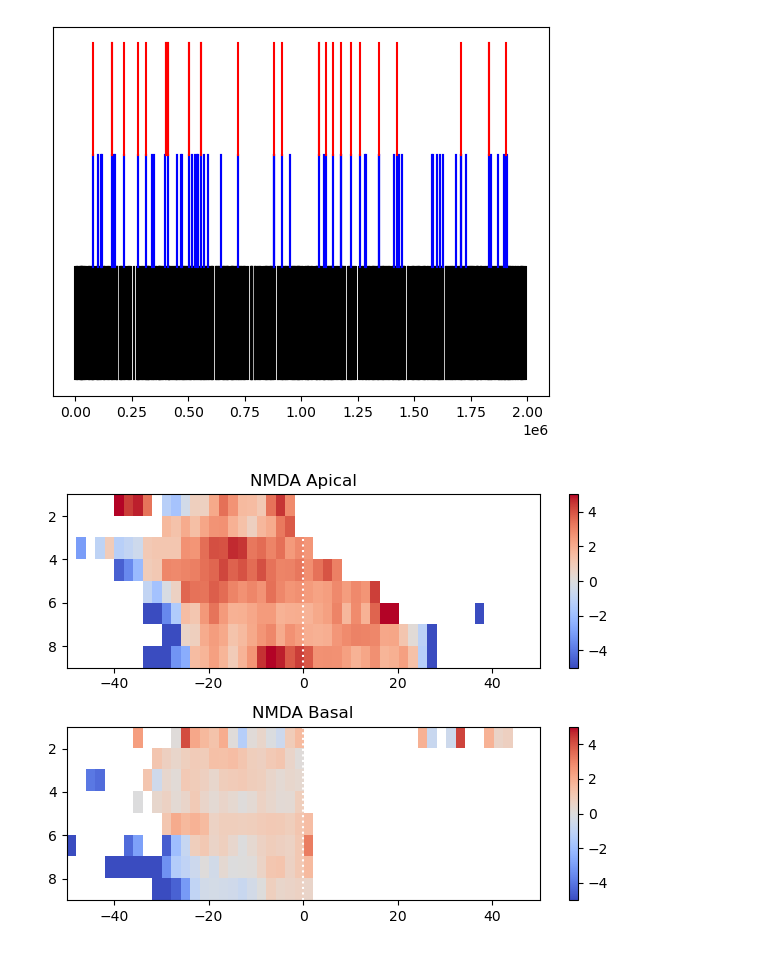
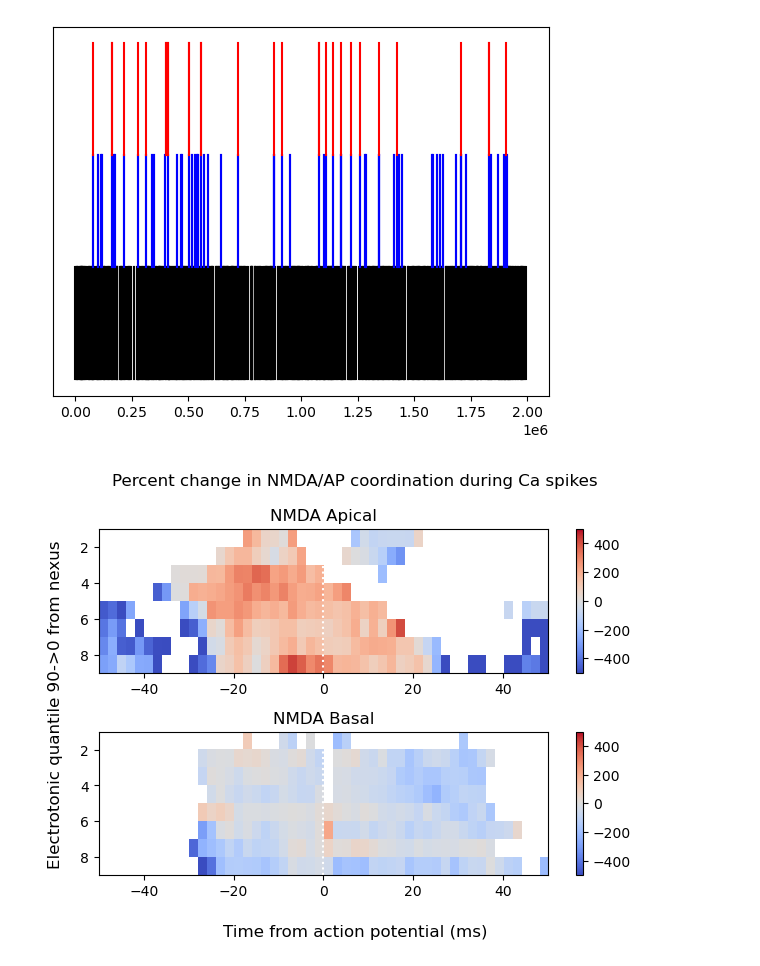
Before and after one commit to dbheadley/InhibOnDendComp, a Jupyter notebook: scripts/DendSpike_PoissonInh_PoissonExc.ipynb, the cells around one changed output. Cells and saved outputs as stored; diff of their text form; code cells hidden in the pictures.

Commit message:
calculated nmda/ap phase mod

```diff
--- a/scripts/DendSpike_PoissonInh_PoissonExc.ipynb
+++ b/scripts/DendSpike_PoissonInh_PoissonExc.ipynb
@@ -211,21 +205,25 @@ pois_canmda_sta['na_a'] = pois_canmda_sta['na_sta'].loc['apic','sta']
 pois_canmda_sta['na_b'] = pois_canmda_sta['na_sta'].loc['dend','sta']
 # %%
 # numpy restrict values to set range
-def prc_chg(numer,denom):
+def prc_chg(chg_map,base_map):
     # set denom values less than 10 to nan
-    denom[abs(denom<5)] = np.nan
 
-    return np.clip(numer/denom,-5,5)
+    #base_map[abs(base_map)<10] = np.nan
+    #out_map = np.clip(chg_map/base_map,-5,5)
+    out_map = np.clip((chg_map-base_map)/np.abs(base_map), -5, 5)*100
+
+
+    return out_map
 
 fig,ax = plt.subplots(2,1)
 plot_sta_im(prc_chg(pois_canmda_sta['nmda_a'],pois_sta['nmda_a']), ax[0])
 ax[0].set_title('NMDA Apical')
 plot_sta_im(prc_chg(pois_canmda_sta['nmda_b'],pois_sta['nmda_b']), ax[1])
 ax[1].set_title('NMDA Basal')
 fig.supxlabel('Time from action potential (ms)')
 fig.supylabel('Electrotonic quantile 90->0 from nexus')
-fig.suptitle('Fold change in NMDA/AP coordination during Ca spikes')
+fig.suptitle('Percent change in NMDA/AP coordination during Ca spikes')
 fig.tight_layout()
 fig.savefig('../figures/NMDAAPCC_modbyCa.pdf')
 # %% [output]
-[figure, old version]
+[figure, new version]
```
Also changed, not shown: parts of 6 cells of this notebook, 3 other files.
